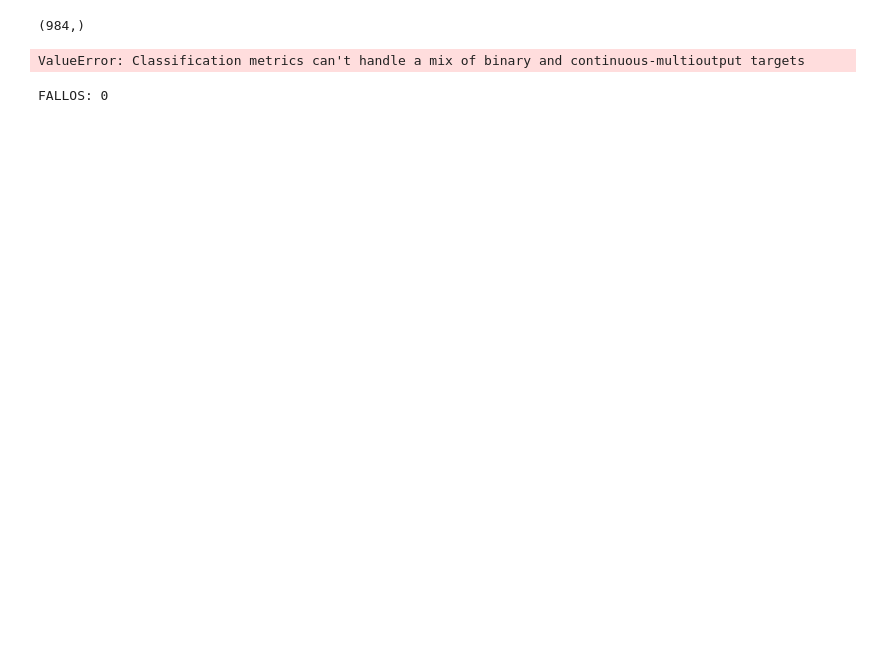
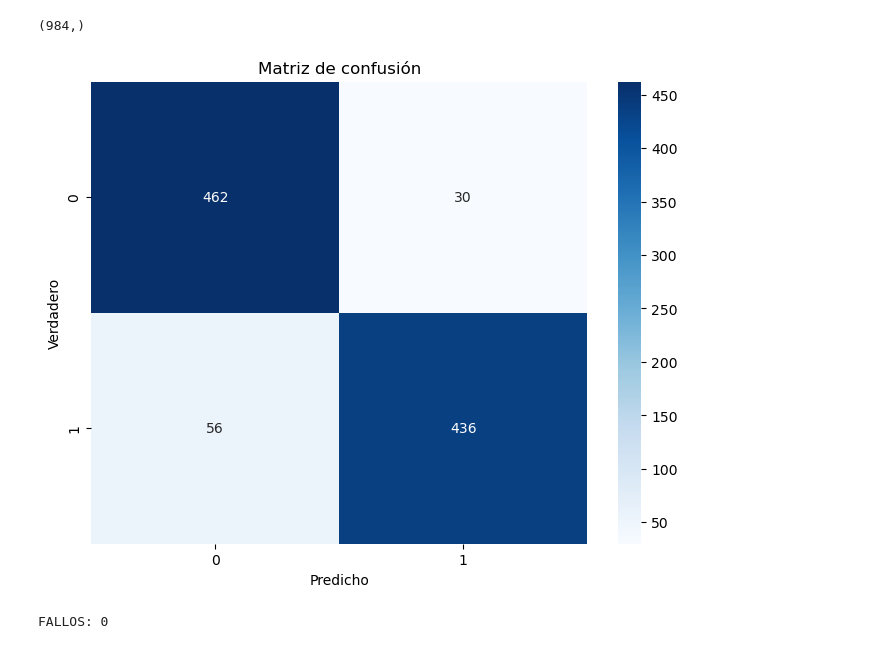
Before and after one commit to OscarToorres/BigData-IA, a Jupyter notebook: IA/SAA/autoencoders/fraude_autoencoders.ipynb, the cells around one changed output. Cells and saved outputs as stored; diff of their text form; code cells hidden in the pictures; blank space fills up the shorter version.

```diff
--- a/IA/SAA/autoencoders/fraude_autoencoders.ipynb
+++ b/IA/SAA/autoencoders/fraude_autoencoders.ipynb
@@ -298,9 +298,9 @@ for true_val, pred_val in zip(X_test, pred):
     value = np.sqrt(mean_squared_error([true_val], [pred_val]))
     if value > frontera:
         # Fraude
-        predicted.append(y_test[index])
+        predicted.append(1)
     else:
         # No fraude
-        predicted.append(y_test[index])
+        predicted.append(0)
     index += 1
 # %% [output]
@@ -311,19 +311,20 @@ predicted.shape
 # %% [output]
 (984,)
 # %%
+from matplotlib import pyplot as plt
 from sklearn.metrics import confusion_matrix
 import seaborn as sns
 
-cm = confusion_matrix(y_test, pred)
+cm = confusion_matrix(y_test, predicted)
 
 plt.figure(figsize=(8, 6))
 sns.heatmap(cm, annot=True, fmt="d", cmap="Blues")
 plt.ylabel('Verdadero')
 plt.xlabel('Predicho')
 plt.title('Matriz de confusión')
 plt.show()
 # %% [output]
-ValueError: Classification metrics can't handle a mix of binary and continuous-multioutput targets
+[figure, added]
 # %%
 diferentes=0
 for index,i in enumerate(predicted):
```
Also changed, not shown: parts of 1 cell of this notebook.
